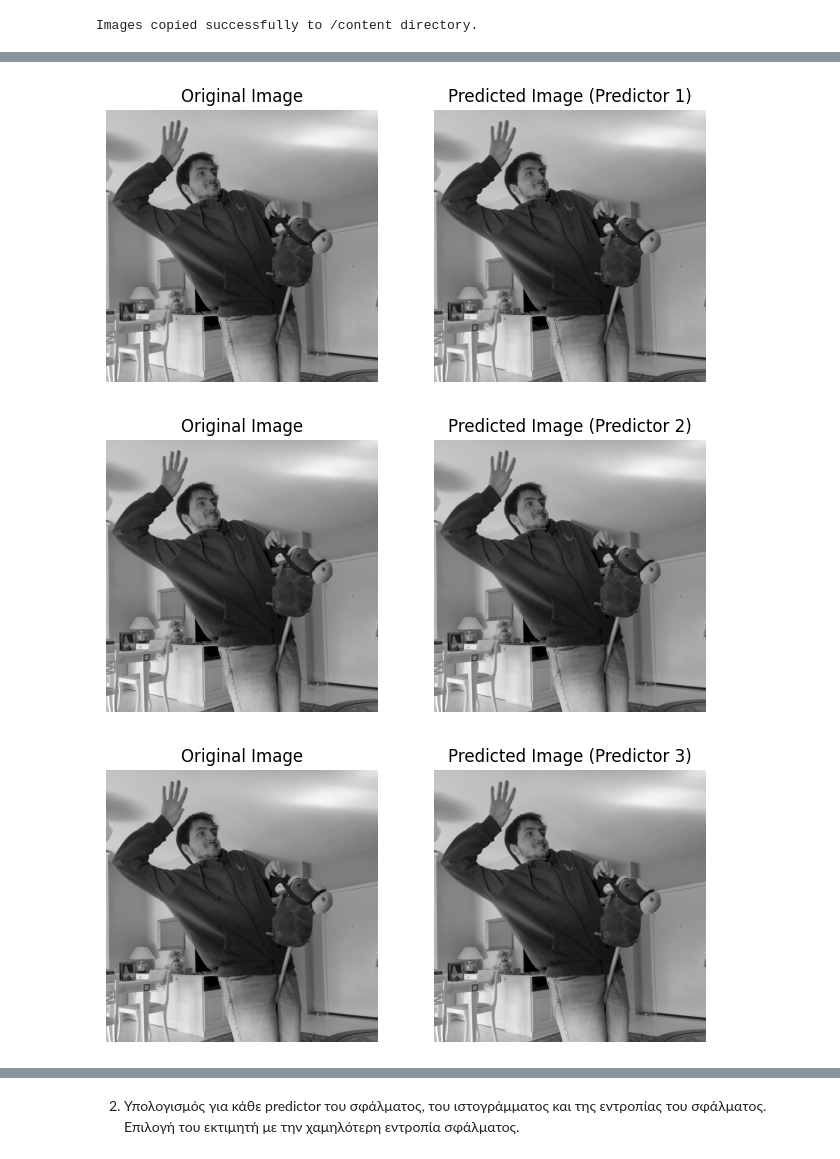
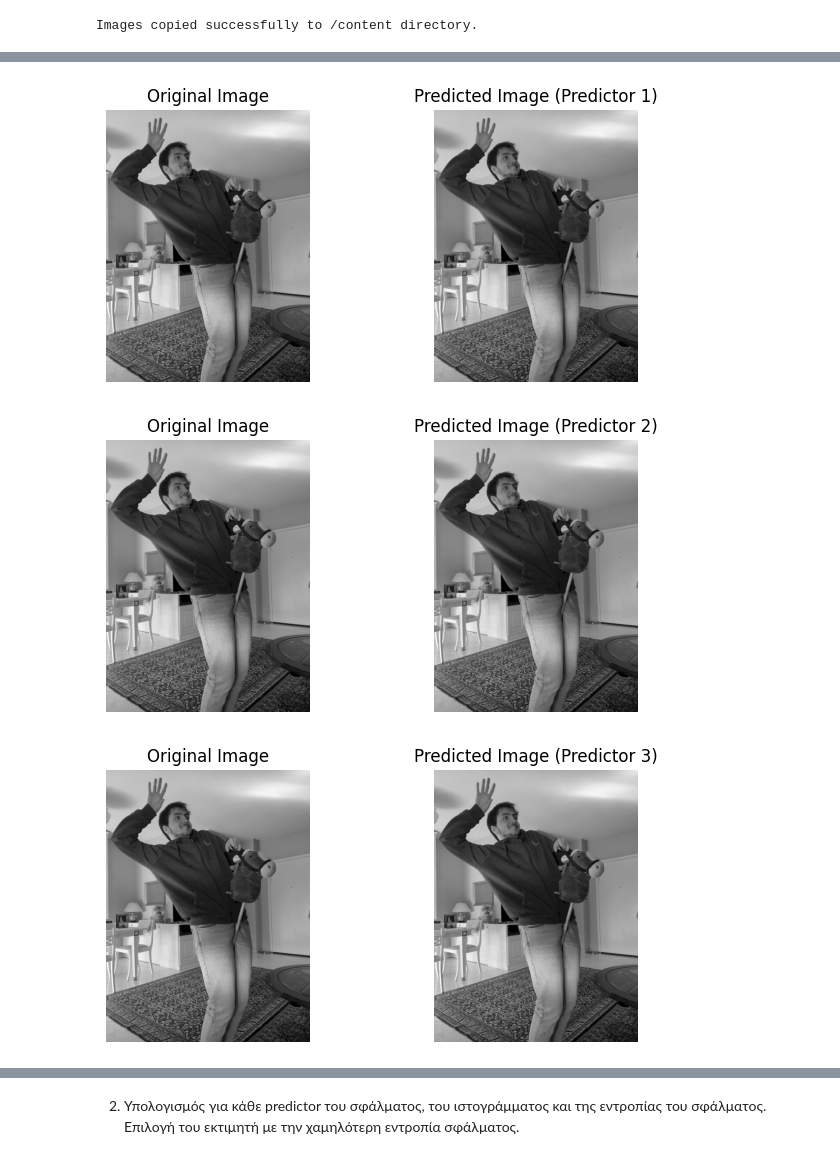
Before and after one commit to iliaxant/DIP_HW_2_image_compression, a Jupyter notebook: DIP_HW_2.ipynb, the cells around one changed output, grey strips where cells are left out. Drawn from its saved outputs; the diff is of its cells as text; code cells hidden in the pictures.

```diff
--- a/DIP_HW_2.ipynb
+++ b/DIP_HW_2.ipynb
@@ -39,0 +38,27 @@ Images copied successfully to /content directory.
+# %%
+import numpy as np
+import cv2
+import matplotlib.pyplot as plt
+from scipy.fftpack import dct, idct
+from skimage.util import view_as_blocks
+import heapq
+from collections import defaultdict
+import urllib.request
+
+image = cv2.imread('horse_rider.png')
+# image = cv2.imread('rider_square.png')
+# image = cv2.resize(image, (256,256))
+
+print(f'The shape of input image is: {image.shape}\n')
+
+plt.figure(figsize=(6, 6))
+plt.imshow(cv2.cvtColor(image, cv2.COLOR_BGR2RGB))
+plt.title('Original Image')
+plt.axis('off')
+plt.show()
+
+ycrcb_image = cv2.cvtColor(image, cv2.COLOR_BGR2YCrCb)
+y, cr, cb = cv2.split(ycrcb_image)
+
+Cr_downsampled= cr[::2,::2]
+Cb_downsampled= cb[::2,::2]
@@ -40,10 +191,4 @@ Images copied successfully to /content directory.
 # %%
-import numpy as np
-import cv2
-import matplotlib.pyplot as plt
-
-image = cv2.imread('rider_square.png', cv2.IMREAD_GRAYSCALE)
-
 # Ορισμός των εκτιμητών της εικόνας του παραπάνω block κειμένου (ορισμός με την
 # ίδια σειρά που απεικονίζονται)
 predictor1_mask=np.array([[0, 0 ,0],
@@ -73,33 +218,33 @@ predictor6_mask=np.array([[-0.5, 1, 0],
 predictor7_mask=np.array([[0, 0.5, 0],
                           [0.5, 0, 0],
                           [0, 0, 0]])
 
 predictor_masks = [predictor1_mask, predictor2_mask, predictor3_mask,
                    predictor4_mask, predictor5_mask, predictor6_mask,
                    predictor7_mask]
 
 
 predicted_images = []
 
 for i, predictor_mask in enumerate(predictor_masks):
 
   predicted_image = cv2.filter2D(image, -1, predictor_mask)
   predicted_images.append(predicted_image)
 
   plt.figure(figsize=(12, 12))
 
   plt.subplot(3, 3, 1)
   plt.imshow(image, cmap='gray')
   plt.title('Original Image')
   plt.axis('off')
 
   plt.subplot(3, 3, 2)
   plt.imshow(predicted_image, cmap='gray')
   plt.title(f'Predicted Image (Predictor {i+1})')
   plt.axis('off')
 
   plt.show()
 # %% [output]
-[figure, old version]
+[figure, new version]
-[figure, old version]
+[figure, new version]
-[figure, old version]
+[figure, new version]
```
Also changed, not shown: parts of 18 cells of this notebook.
